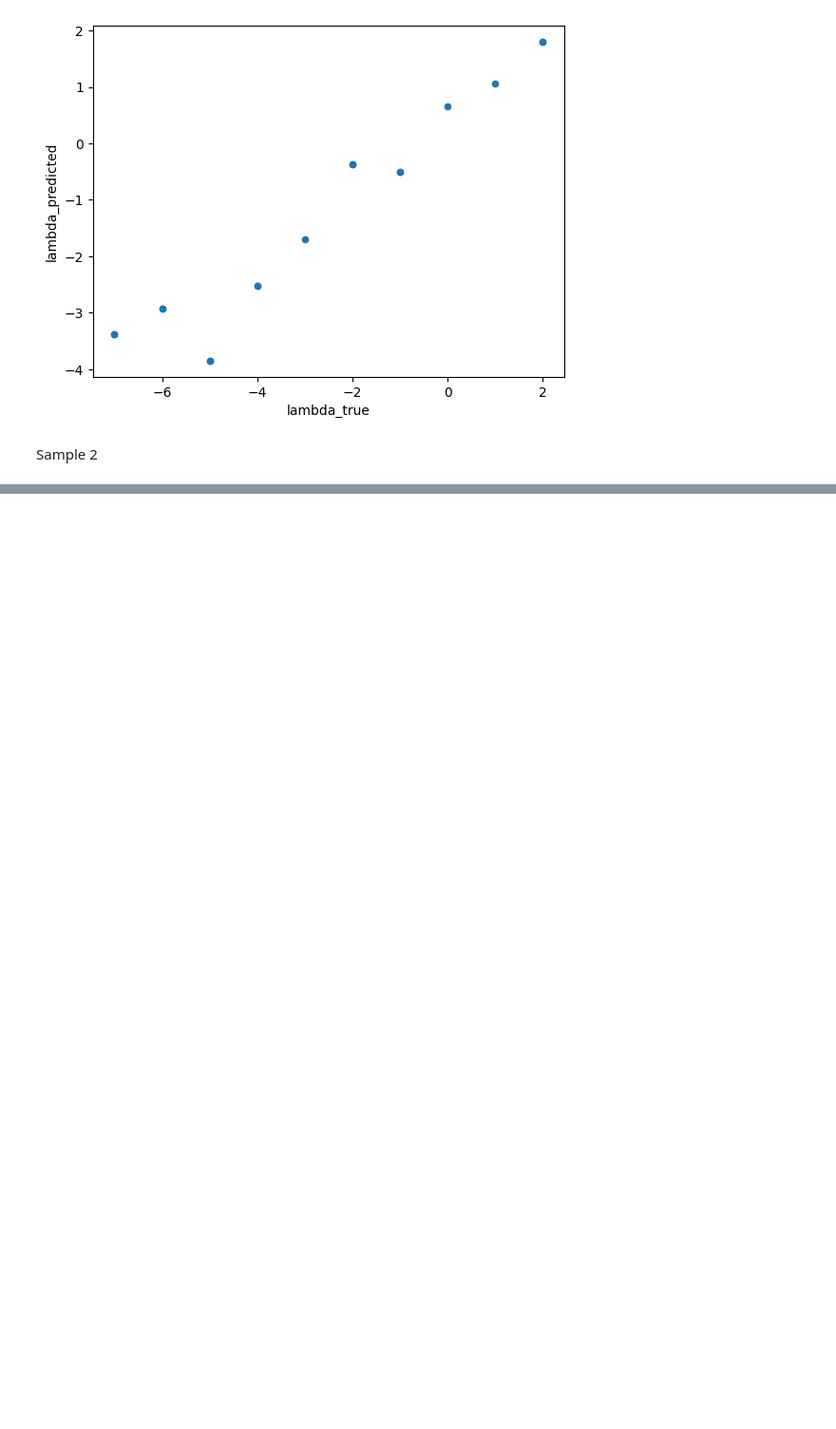
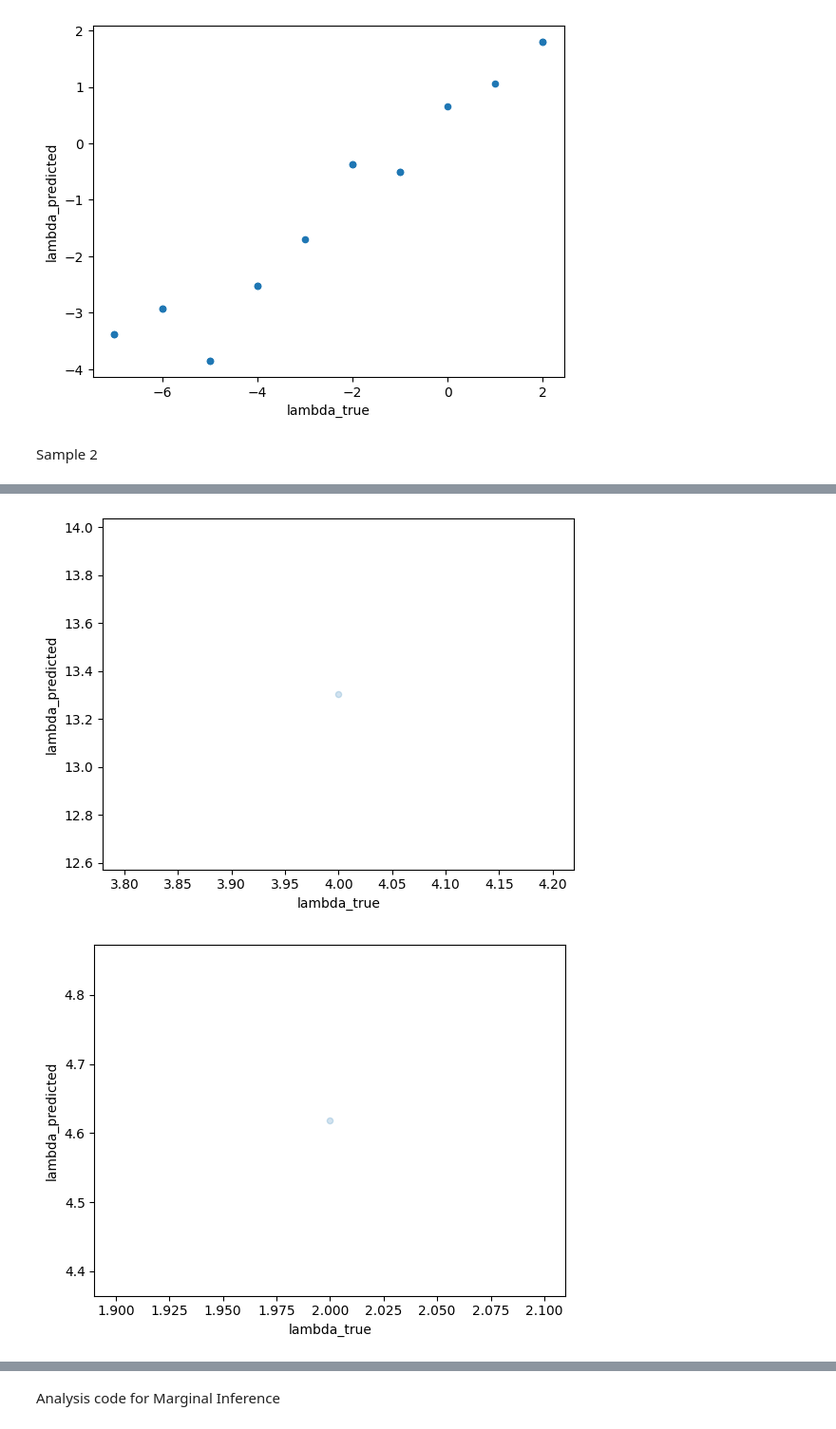
Before and after one commit to sounakban/gpudrive-CoDec, a Jupyter notebook: examples/CoDec_Research/code/analysis/plot_inference.ipynb, the cells around one changed output, grey strips where cells are left out. Shown: that part at 95% size. Cells and saved outputs as stored; diff of their text form; code cells hidden in the pictures; blank space fills up the shorter version.

Commit message:
Joint-inference ready code

```diff
--- a/examples/CoDec_Research/code/analysis/plot_inference.ipynb
+++ b/examples/CoDec_Research/code/analysis/plot_inference.ipynb
@@ -189,0 +207,7 @@ Text(0.5, 1.0, 'rel_heading')
+# %%
+ax = all_results_DF.groupby('parameter').plot.scatter(x='lambda_true',
+                                y='lambda_predicted',
+                                alpha = 0.2)
+# %% [output]
+[figure, added]
+[figure, added]
@@ -189,0 +215,2 @@ Text(0.5, 1.0, 'rel_heading')
+# %% [markdown]
+Analysis code for Marginal Inference
```
Also changed, not shown: parts of 6 cells of this notebook, 15 other files.
